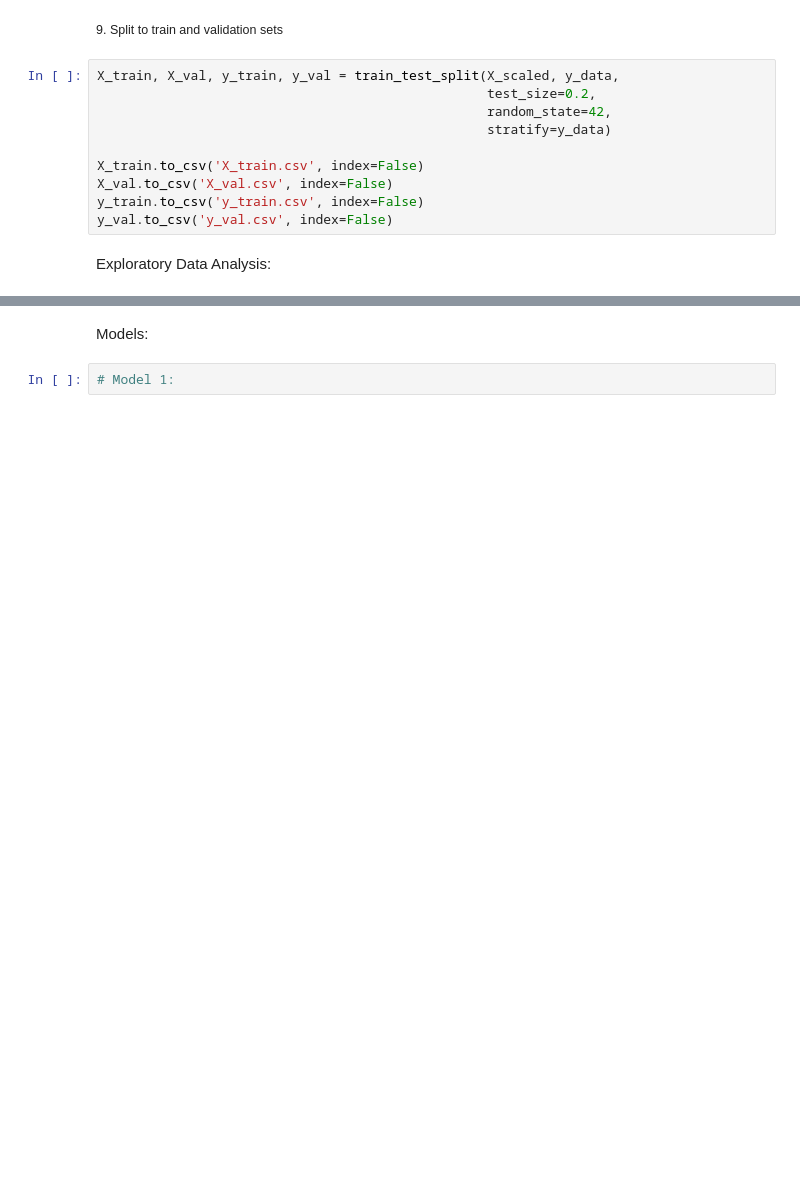
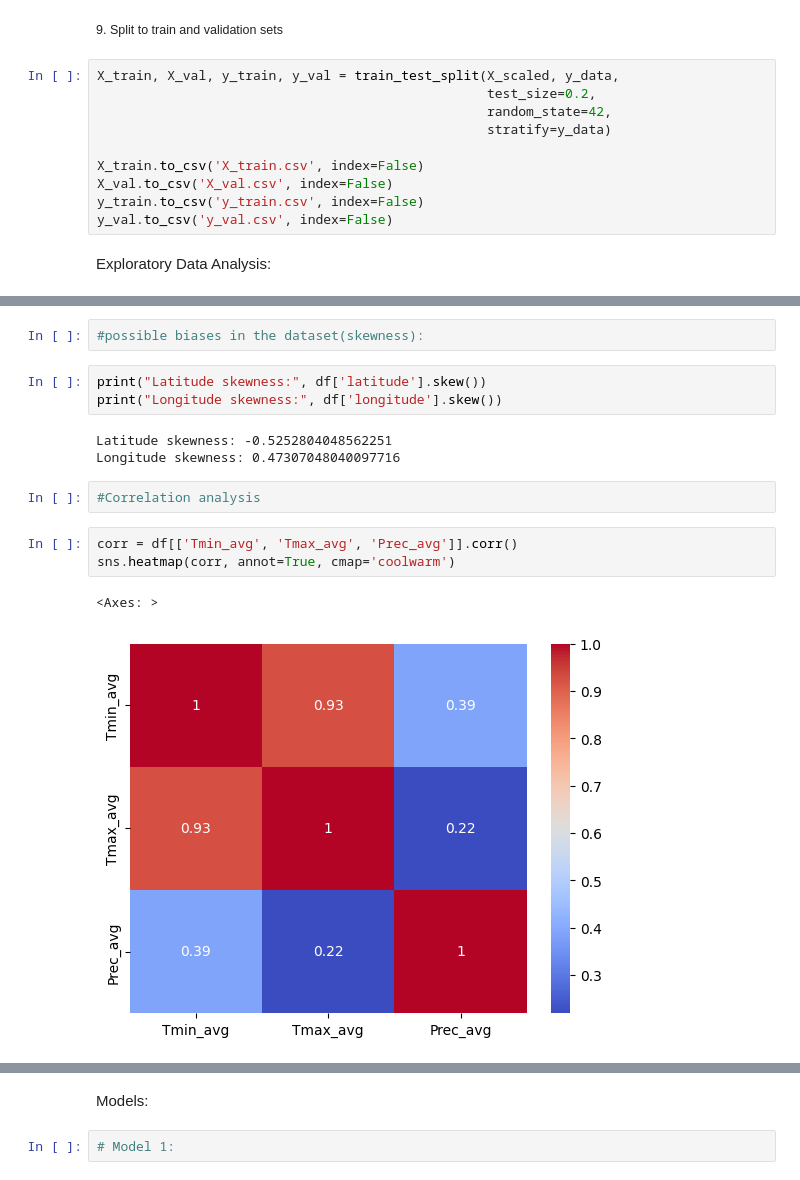
Before and after one commit to hayamikkawi/SpeciesPrediction, a Jupyter notebook: species.miniproc.ipynb, the cells around one changed output, grey strips where cells are left out. Saved outputs shown, nothing was run; the diff lists cells and outputs as text; blank space fills up the shorter version.

```diff
--- a/species.miniproc.ipynb
+++ b/species.miniproc.ipynb
@@ -159,0 +170,16 @@ Exploratory Data Analysis:
+# %%
+#possible biases in the dataset(skewness):
+# %%
+print("Latitude skewness:", df['latitude'].skew())
+print("Longitude skewness:", df['longitude'].skew())
+# %% [output]
+Latitude skewness: -0.5252804048562251
+Longitude skewness: 0.47307048040097716
+# %%
+#Correlation analysis
+# %%
+corr = df[['Tmin_avg', 'Tmax_avg', 'Prec_avg']].corr()
+sns.heatmap(corr, annot=True, cmap='coolwarm')
+# %% [output]
+<Axes: >
+[figure, added]
```
Also changed, not shown: parts of 9 cells of this notebook.
